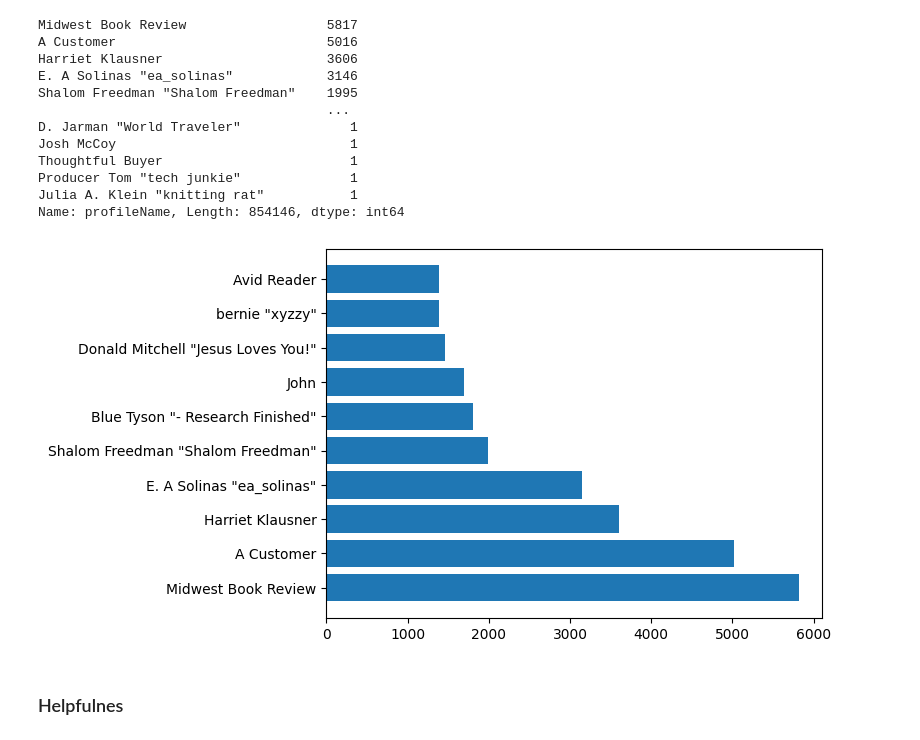
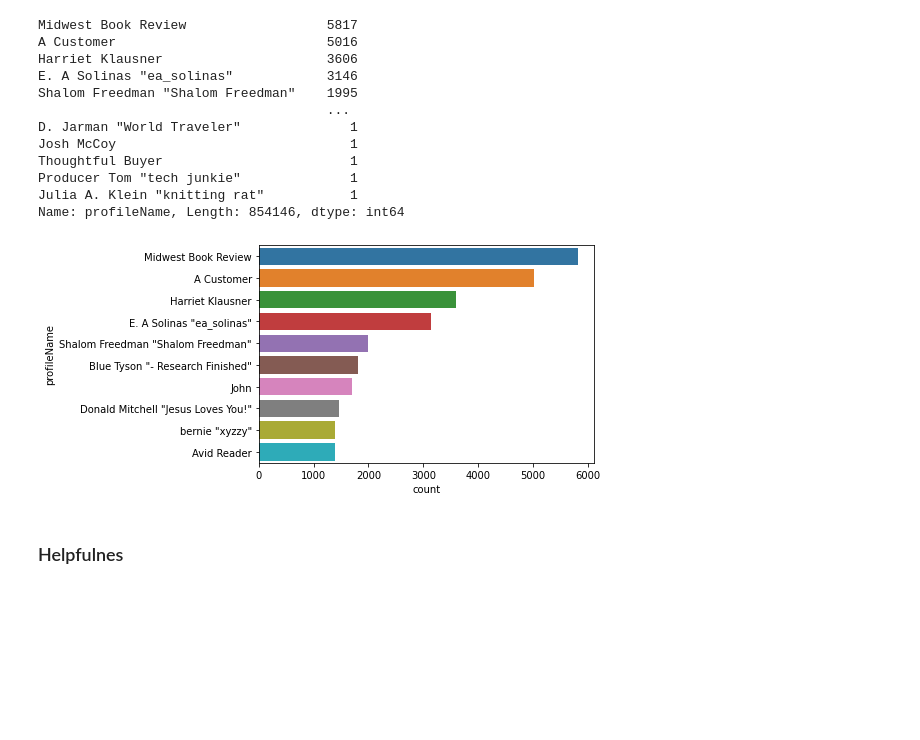
Before and after one commit to LeonSysprog/BookReviews, a Jupyter notebook: ml.ipynb, the cells around one changed output. Cells and saved outputs as stored; diff of their text form; code cells hidden in the pictures; blank space fills up the shorter version.

```diff
--- a/ml.ipynb
+++ b/ml.ipynb
@@ -221,9 +267,11 @@ Producer Tom "tech junkie"              1
 Julia A. Klein "knitting rat"           1
 Name: profileName, Length: 854146, dtype: int64
 # %%
-plt.barh(y=profile_name_count[:10:].index, width=profile_name_count[:10:].values);
+sns.barplot(y=profile_name_count[:10:].index, x=profile_name_count[:10:].values, orient='h')
+plt.xlabel('count')
+plt.ylabel('profileName');
 # %% [output]
-[figure, old version]
+[figure, new version]
 # %% [markdown]
 ### Helpfulnes
 # %% [markdown]
```
Also changed, not shown: parts of 39 cells of this notebook.
